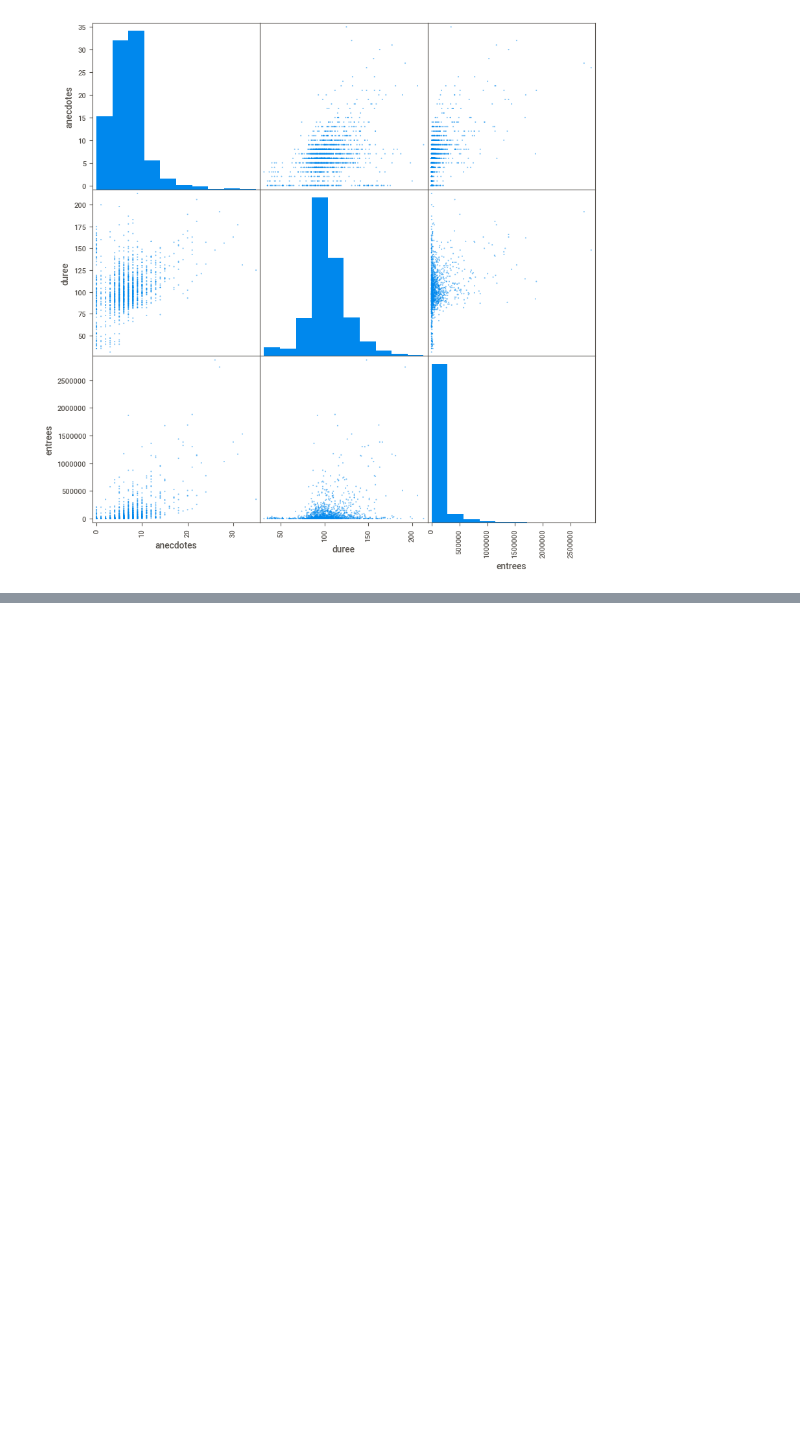
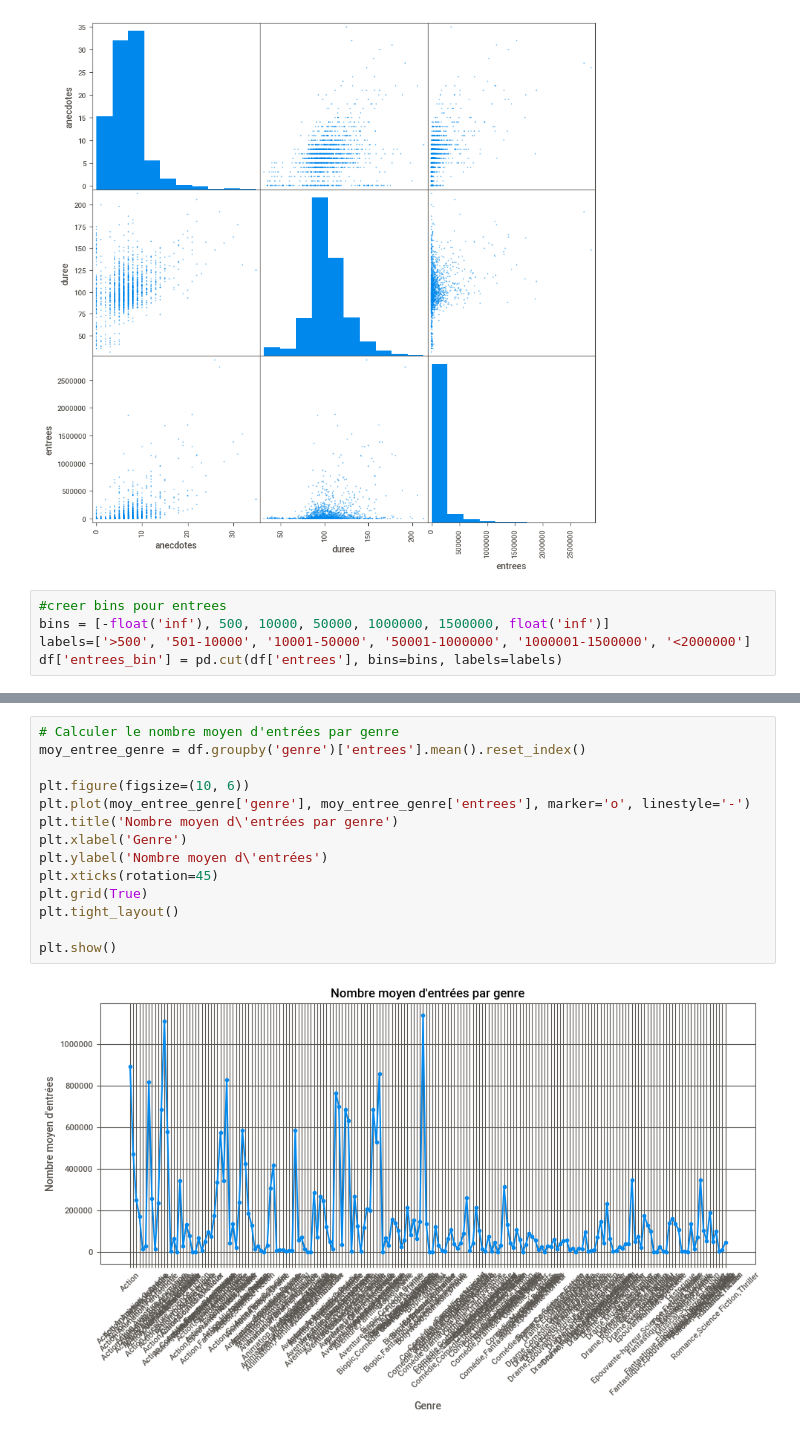
Before and after one commit to Melobgn/cinema_prediction, a Jupyter notebook: analytics.ipynb, the cells around one changed output, grey strips where cells are left out. Drawn from its saved outputs; the diff is of its cells as text; blank space fills up the shorter version.

```diff
--- a/analytics.ipynb
+++ b/analytics.ipynb
@@ -94,3 +115,8 @@ pd.plotting.scatter_matrix(df, figsize=(10, 10))
 plt.show()
 # %% [output]
 [figure]
+# %%
+#creer bins pour entrees
+bins = [-float('inf'), 500, 10000, 50000, 1000000, 1500000, float('inf')]
+labels=['>500', '501-10000', '10001-50000', '50001-1000000', '1000001-1500000', '<2000000']
+df['entrees_bin'] = pd.cut(df['entrees'], bins=bins, labels=labels)
@@ -96,0 +129,16 @@ plt.show()
+# %%
+# Calculer le nombre moyen d'entrées par genre
+moy_entree_genre = df.groupby('genre')['entrees'].mean().reset_index()
+
+plt.figure(figsize=(10, 6))
+plt.plot(moy_entree_genre['genre'], moy_entree_genre['entrees'], marker='o', linestyle='-')
+plt.title('Nombre moyen d\'entrées par genre')
+plt.xlabel('Genre')
+plt.ylabel('Nombre moyen d\'entrées')
+plt.xticks(rotation=45)
+plt.grid(True)
+plt.tight_layout()
+
+plt.show()
+# %% [output]
+[figure, added]
```
Also changed, not shown: parts of 4 cells of this notebook, 1 other file.
